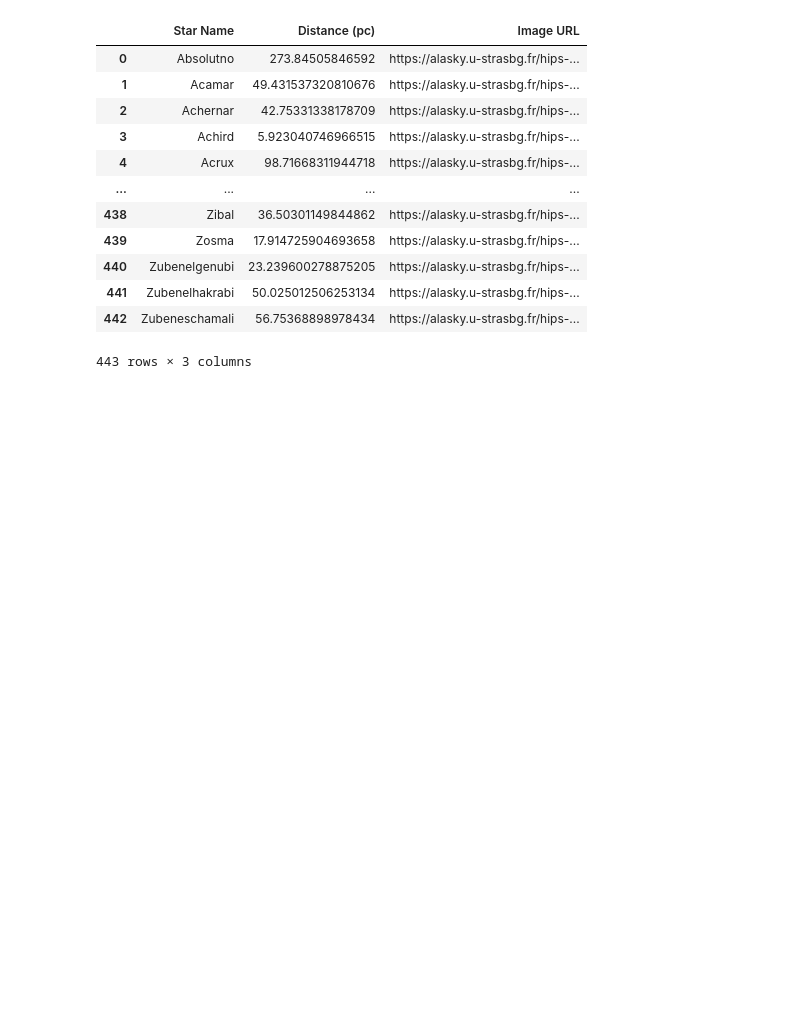
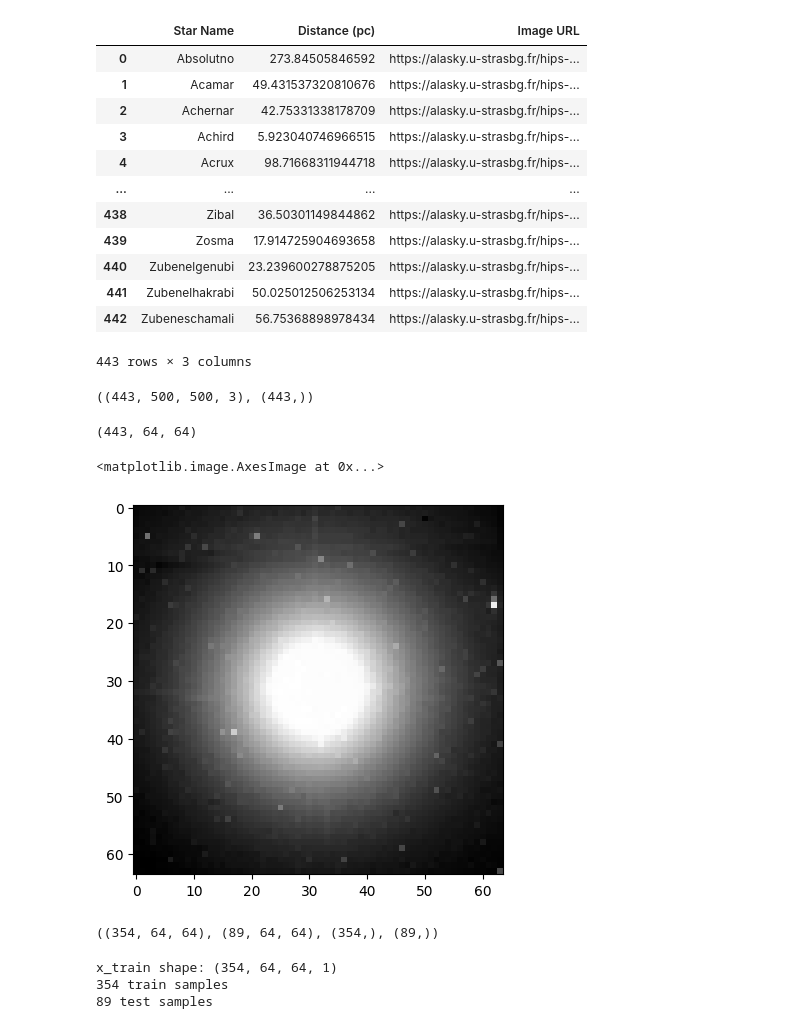
Before and after one commit to Jminding/StarClassification, a Jupyter notebook: test.ipynb, the cells around one changed output. Cells and saved outputs as stored; diff of their text form; code cells hidden in the pictures; blank space fills up the shorter version.

Commit message:
make initial model

```diff
--- a/test.ipynb
+++ b/test.ipynb
@@ -186,0 +193,6 @@ star_data
+# %%
+image_data = np.load("images.npy")
+distance_data = np.load("distances.npy", allow_pickle=True)
+image_data.shape, distance_data.shape
+# %% [output]
+((443, 500, 500, 3), (443,))
@@ -186,0 +208,17 @@ star_data
+# %%
+gray_images = np.load("gray_images.npy")
+gray_images.shape
+# %% [output]
+(443, 64, 64)
+# %%
+plt.imshow(gray_images[2], cmap="gray")
+# %% [output]
+<matplotlib.image.AxesImage at 0x...>
+[figure, added]
+# %%
+# Split the data into train and test
+from sklearn.model_selection import train_test_split
+X_train, X_test, y_train, y_test = train_test_split(gray_images, distance_data, test_size=0.2)
+X_train.shape, X_test.shape, y_train.shape, y_test.shape
+# %% [output]
+((354, 64, 64), (89, 64, 64), (354,), (89,))
@@ -186,0 +238,20 @@ star_data
+# %%
+if K.image_data_format() == 'channels_first':
+    X_train = X_train.reshape(X_train.shape[0], 1, img_rows, img_cols)
+    X_test = X_test.reshape(X_test.shape[0], 1, img_rows, img_cols)
+    input_shape = (1, img_rows, img_cols)
+else:
+    X_train = X_train.reshape(X_train.shape[0], img_rows, img_cols, 1)
+    X_test = X_test.reshape(X_test.shape[0], img_rows, img_cols, 1)
+    input_shape = (img_rows, img_cols, 1)
+
+X_train = X_train.astype('float32')
+X_test = X_test.astype('float32')
+
+print('x_train shape:', X_train.shape)
+print(X_train.shape[0], 'train samples')
+print(X_test.shape[0], 'test samples')
+# %% [output]
+x_train shape: (354, 64, 64, 1)
+354 train samples
+89 test samples
```
Also changed, not shown: parts of 15 cells of this notebook, 6 other files.
